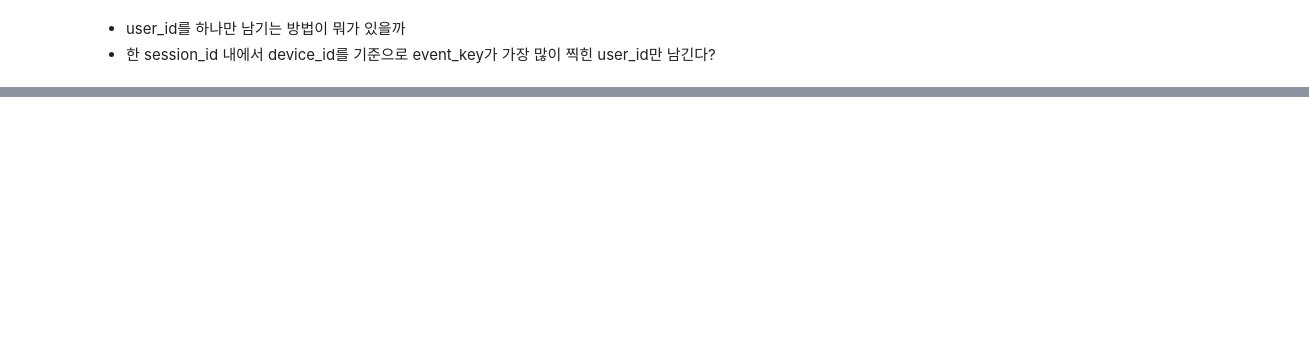
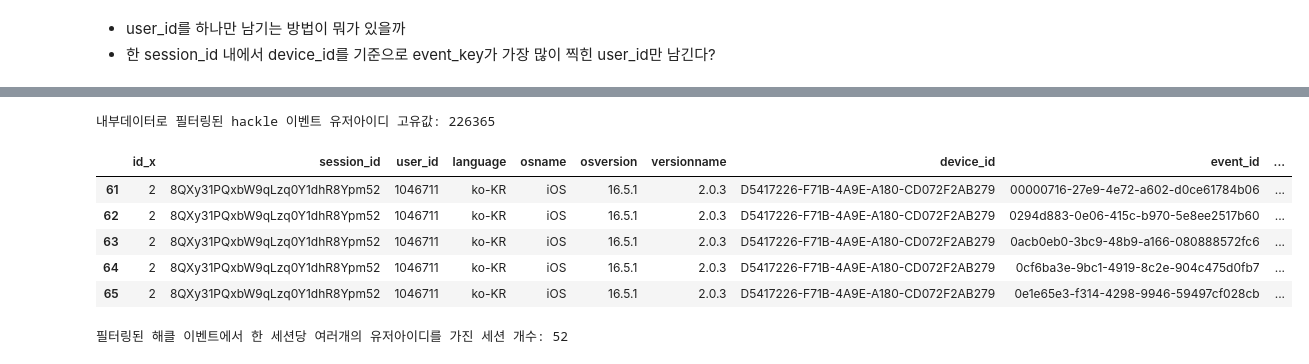
Before and after one commit to EtheriumArchive/Codeit_project, a Jupyter notebook: eda_damyeon_v2.ipynb, the cells around one changed output, grey strips where cells are left out. Cells and saved outputs as stored; diff of their text form; code cells hidden in the pictures; blank space fills up the shorter version.

```diff
--- a/eda_damyeon_v2.ipynb
+++ b/eda_damyeon_v2.ipynb
@@ -288,0 +368,24 @@ Name: count, dtype: int64
+# %%
+# 내부데이터의 user list 추출해서 hackle event에 필터링
+vote_user_list = raw_vote_user['id'].unique()
+duple_user_condition = raw_hackle_merge['user_id'].isin(vote_user_list)
+filtered_hackle_merge = raw_hackle_merge[duple_user_condition] # 필터링된 hackle 속성&이벤트 merge dataframe
+print(f"내부데이터로 필터링된 hackle 이벤트 유저아이디 고유값: {filtered_hackle_merge['user_id'].nunique()}")
+# %% [output]
+내부데이터로 필터링된 hackle 이벤트 유저아이디 고유값: 226365
+# %%
+filtered_hackle_merge.head()
+# %% [output]
+|  | id_x | session_id | user_id | language | osname | osversion | versionname | device_id | event_id | ... |
+| 61 | 2 | 8QXy31PQxbW9qLzq0Y1dhR8Ypm52 | 1046711 | ko-KR | iOS | 16.5.1 | 2.0.3 | D5417226-F71B-4A9E-A180-CD072F2AB279 | 00000716-27e9-4e72-a602-d0ce61784b06 | ... |
+| 62 | 2 | 8QXy31PQxbW9qLzq0Y1dhR8Ypm52 | 1046711 | ko-KR | iOS | 16.5.1 | 2.0.3 | D5417226-F71B-4A9E-A180-CD072F2AB279 | 0294d883-0e06-415c-b970-5e8ee2517b60 | ... |
+| 63 | 2 | 8QXy31PQxbW9qLzq0Y1dhR8Ypm52 | 1046711 | ko-KR | iOS | 16.5.1 | 2.0.3 | D5417226-F71B-4A9E-A180-CD072F2AB279 | 0acb0eb0-3bc9-48b9-a166-080888572fc6 | ... |
+| 64 | 2 | 8QXy31PQxbW9qLzq0Y1dhR8Ypm52 | 1046711 | ko-KR | iOS | 16.5.1 | 2.0.3 | D5417226-F71B-4A9E-A180-CD072F2AB279 | 0cf6ba3e-9bc1-4919-8c2e-904c475d0fb7 | ... |
+| 65 | 2 | 8QXy31PQxbW9qLzq0Y1dhR8Ypm52 | 1046711 | ko-KR | iOS | 16.5.1 | 2.0.3 | D5417226-F71B-4A9E-A180-CD072F2AB279 | 0e1e65e3-f314-4298-9946-59497cf028cb | ... |
+# %%
+filtered_session_duplicated_user = filtered_hackle_merge.groupby(by='session_id').agg(user_count=('user_id', 'nunique')).reset_index().sort_values(by='user_count', ascending=False)
+filtered_sdu_cond1 = filtered_session_duplicated_user['user_count'] > 1
+filtered_hackle_merge_duplicated_user = filtered_session_duplicated_user[filtered_sdu_cond1]
+print(f"필터링된 해클 이벤트에서 한 세션당 여러개의 유저아이디를 가진 세션 개수: {len(filtered_hackle_merge_duplicated_user)}")
+# %% [output]
+필터링된 해클 이벤트에서 한 세션당 여러개의 유저아이디를 가진 세션 개수: 52
```
Also changed, not shown: parts of 63 cells of this notebook.
